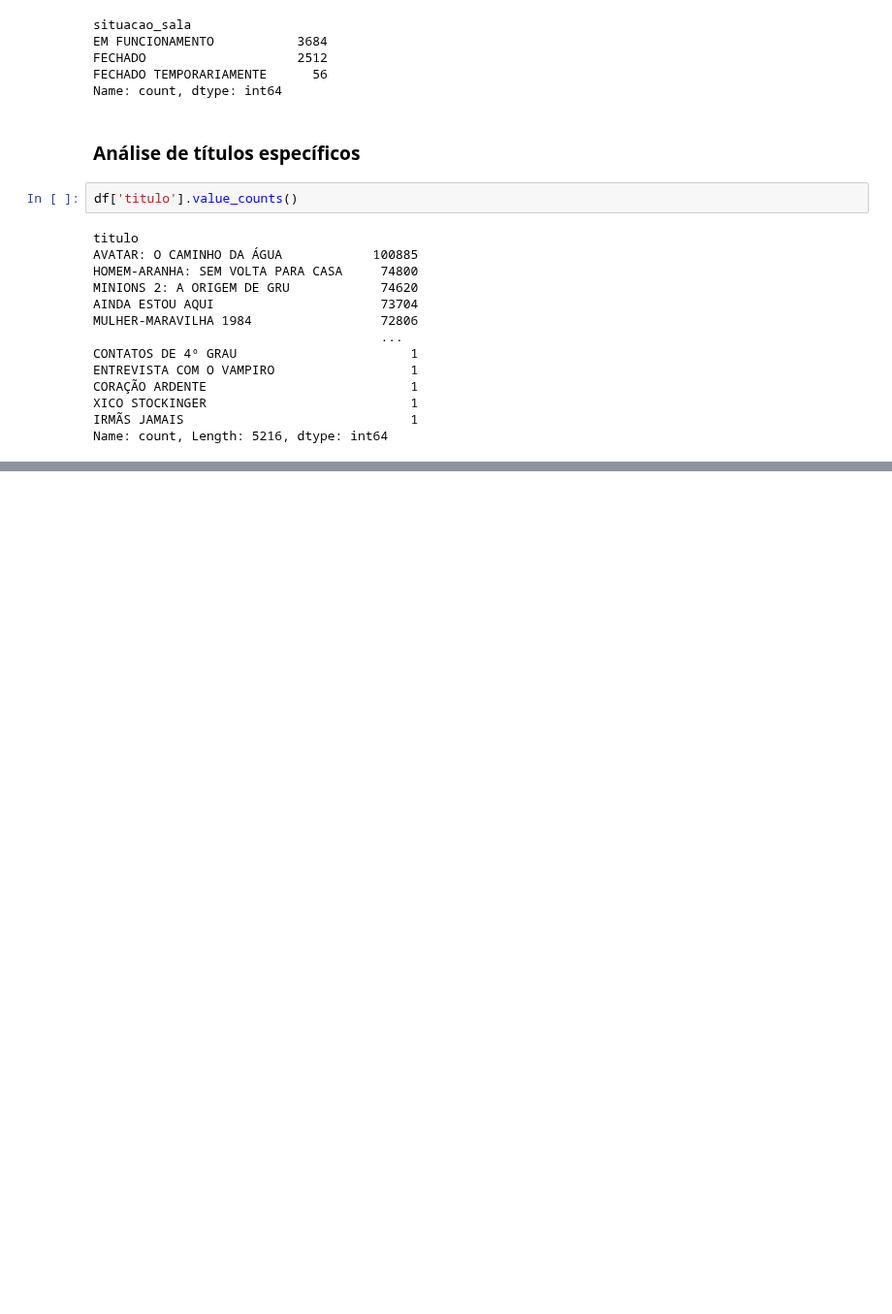
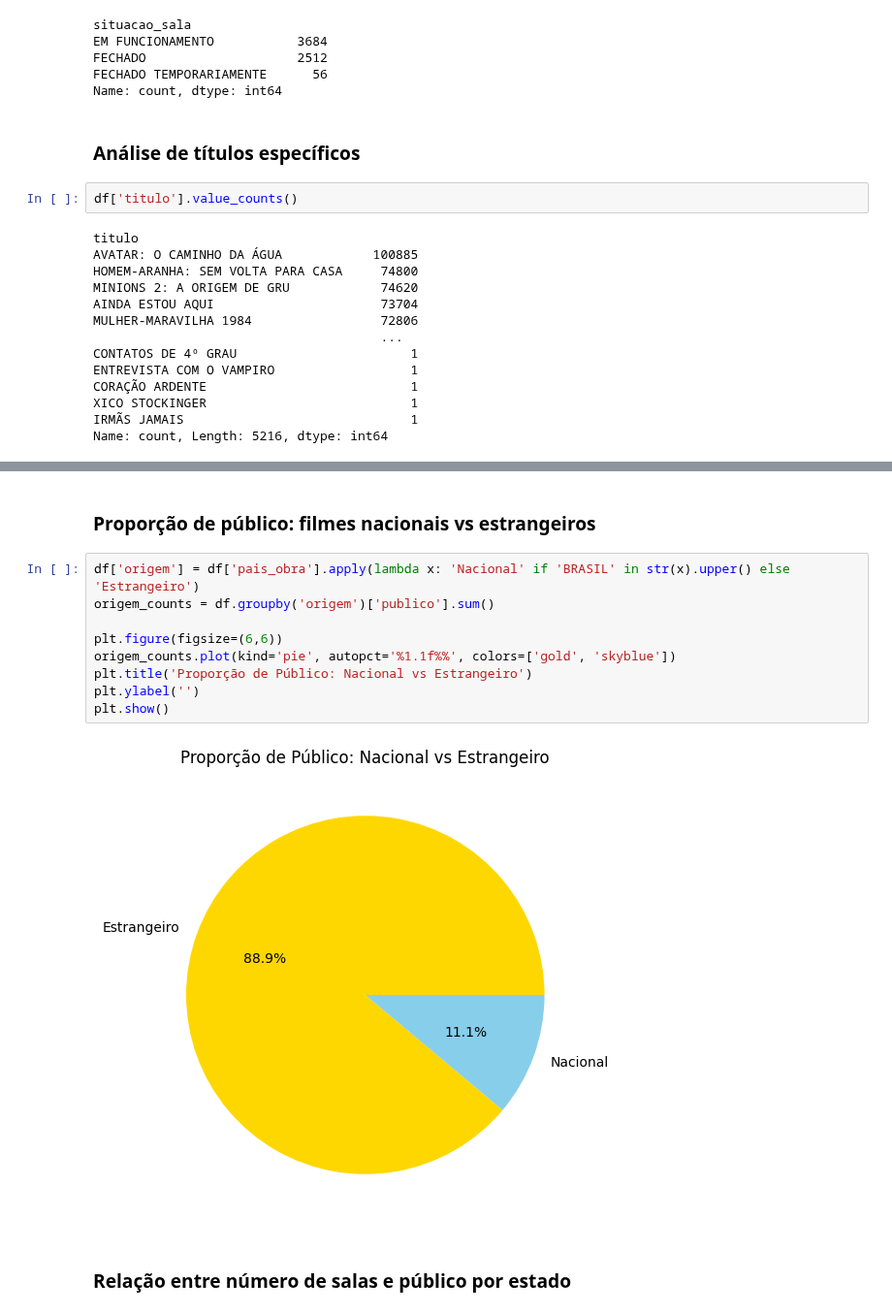
Before and after one commit to JamesIslan/analise-dados-ancine, a Jupyter notebook: src/analise/analise-distribuidoras.ipynb, the cells around one changed output, grey strips where cells are left out. Shown at 97% size. Cells and saved outputs as stored; diff of their text form; blank space fills up the shorter version.

```diff
--- a/src/analise/analise-distribuidoras.ipynb
+++ b/src/analise/analise-distribuidoras.ipynb
@@ -404,0 +433,15 @@ Name: count, Length: 5216, dtype: int64
+# %% [markdown]
+### Proporção de público: filmes nacionais vs estrangeiros
+# %%
+df['origem'] = df['pais_obra'].apply(lambda x: 'Nacional' if 'BRASIL' in str(x).upper() else 'Estrangeiro')
+origem_counts = df.groupby('origem')['publico'].sum()
+
+plt.figure(figsize=(6,6))
+origem_counts.plot(kind='pie', autopct='%1.1f%%', colors=['gold', 'skyblue'])
+plt.title('Proporção de Público: Nacional vs Estrangeiro')
+plt.ylabel('')
+plt.show()
+# %% [output]
+[figure, added]
+# %% [markdown]
+### Relação entre número de salas e público por estado
```
Also changed, not shown: parts of 19 cells of this notebook.
